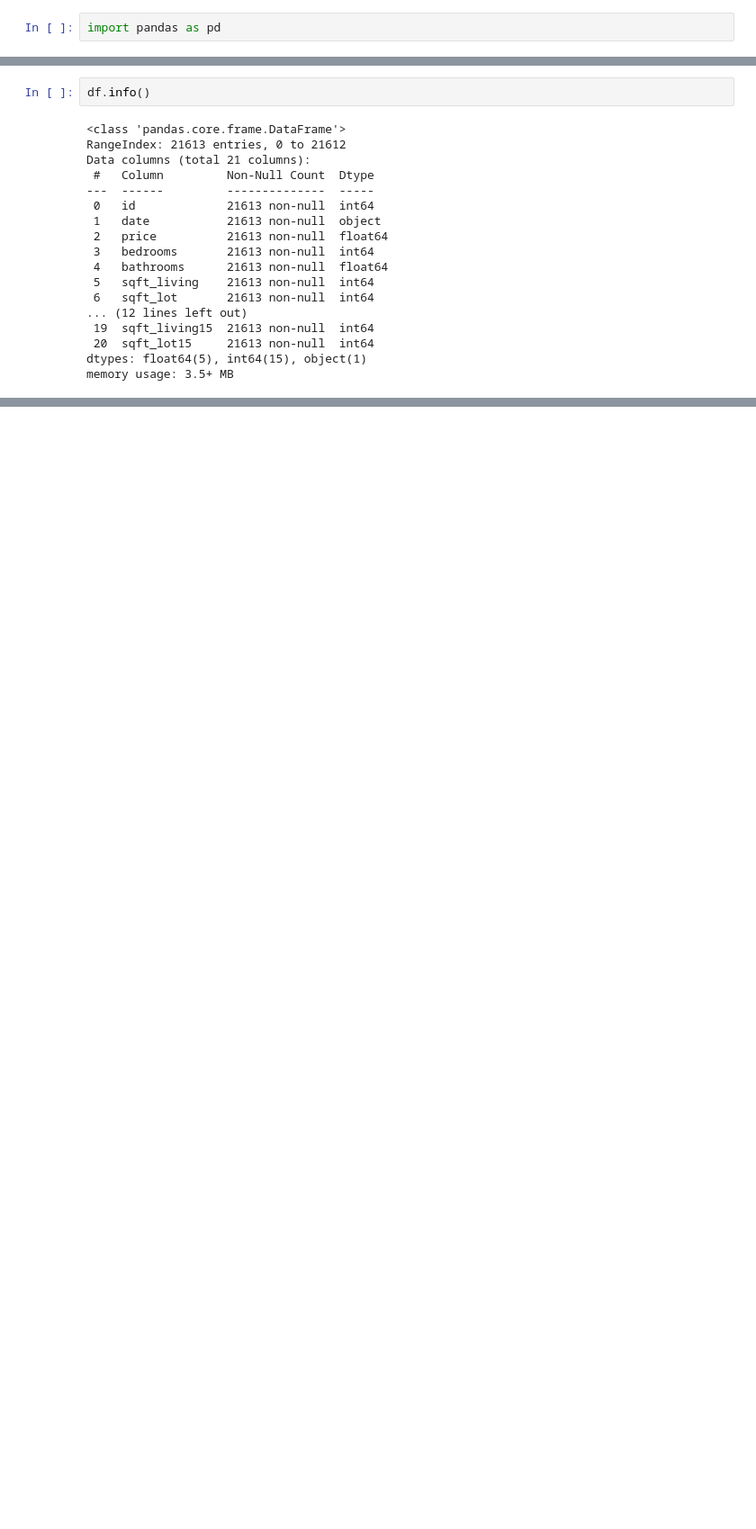
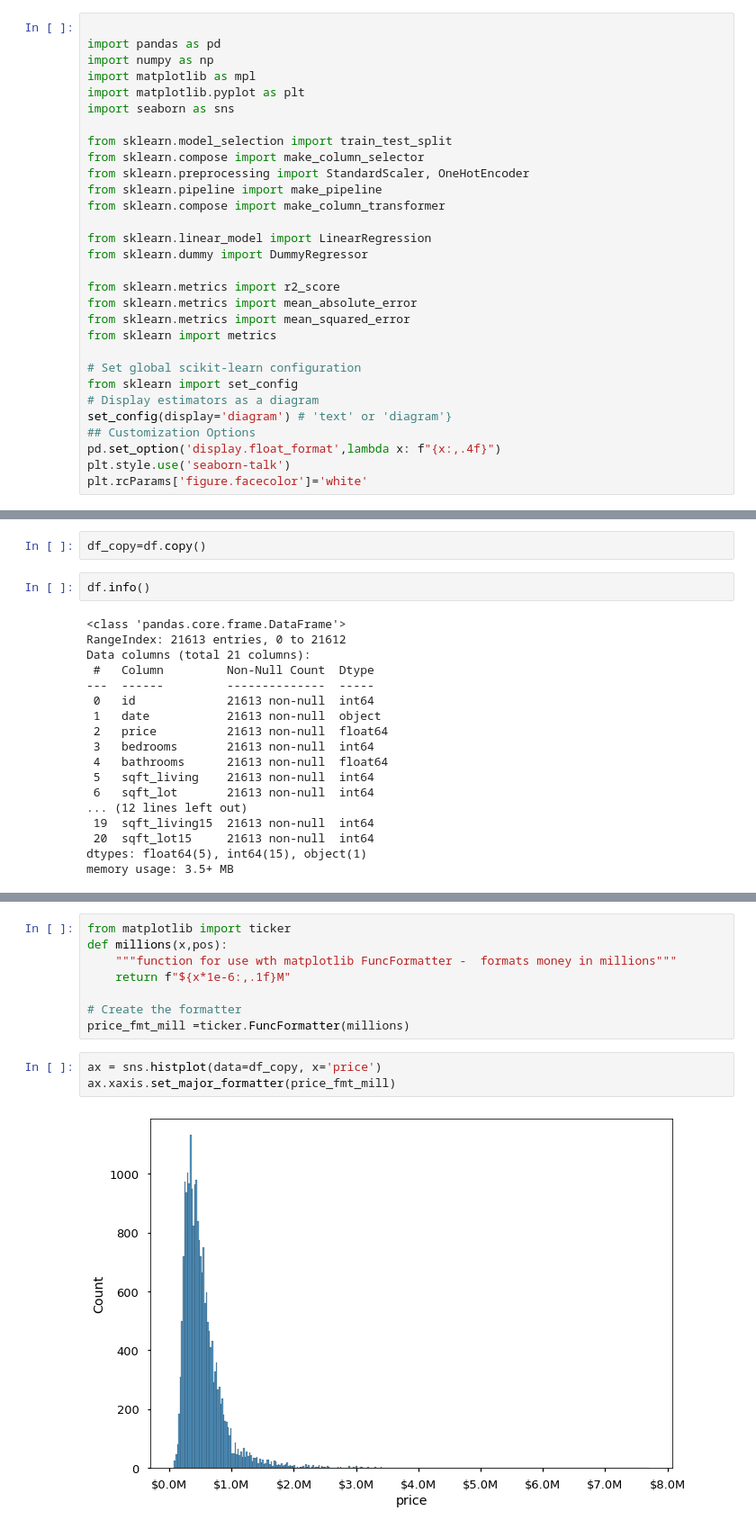
Before and after one commit to purvikansara/Sample_Regression, a Jupyter notebook: House Price Prediction.ipynb, the cells around one changed output, grey strips where cells are left out. Shown at 90% size. Drawn from its saved outputs; the diff is of its cells as text; blank space fills up the shorter version.

```diff
--- a/House Price Prediction.ipynb
+++ b/House Price Prediction.ipynb
@@ -36,2 +42,30 @@ Data Dictionary:
 # %%
+
 import pandas as pd
+import numpy as np
+import matplotlib as mpl
+import matplotlib.pyplot as plt
+import seaborn as sns
+
+from sklearn.model_selection import train_test_split
+from sklearn.compose import make_column_selector
+from sklearn.preprocessing import StandardScaler, OneHotEncoder
+from sklearn.pipeline import make_pipeline
+from sklearn.compose import make_column_transformer
+
+from sklearn.linear_model import LinearRegression
+from sklearn.dummy import DummyRegressor
+
+from sklearn.metrics import r2_score
+from sklearn.metrics import mean_absolute_error
+from sklearn.metrics import mean_squared_error
+from sklearn import metrics
+
+# Set global scikit-learn configuration
+from sklearn import set_config
+# Display estimators as a diagram
+set_config(display='diagram') # 'text' or 'diagram'}
+## Customization Options
+pd.set_option('display.float_format',lambda x: f"{x:,.4f}")
+plt.style.use('seaborn-talk')
+plt.rcParams['figure.facecolor']='white'
@@ -38,5 +76,7 @@ import pandas as pd
 # %%
 df =pd.read_csv('Data/kc_house_data.csv')
+# %%
+df_copy=df.copy()
 # %%
 df.info()
 # %% [output]
@@ -59,0 +202,13 @@ memory usage: 3.5+ MB
+# %%
+from matplotlib import ticker
+def millions(x,pos):
+    """function for use wth matplotlib FuncFormatter -  formats money in millions"""
+    return f"${x*1e-6:,.1f}M"
+
+# Create the formatter
+price_fmt_mill =ticker.FuncFormatter(millions)
+# %%
+ax = sns.histplot(data=df_copy, x='price')
+ax.xaxis.set_major_formatter(price_fmt_mill)
+# %% [output]
+[figure, added]
```
Also changed, not shown: parts of 45 cells of this notebook.
